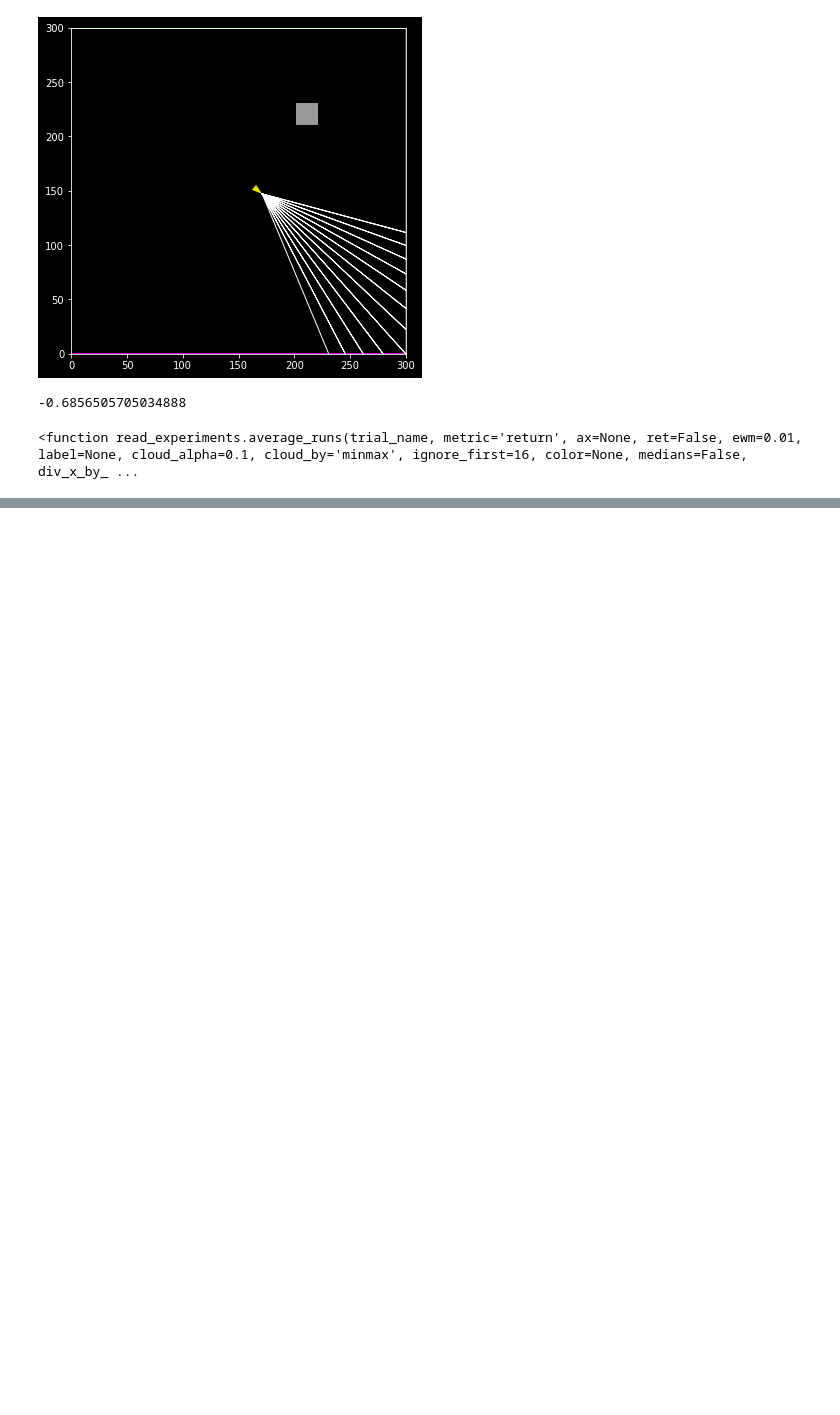
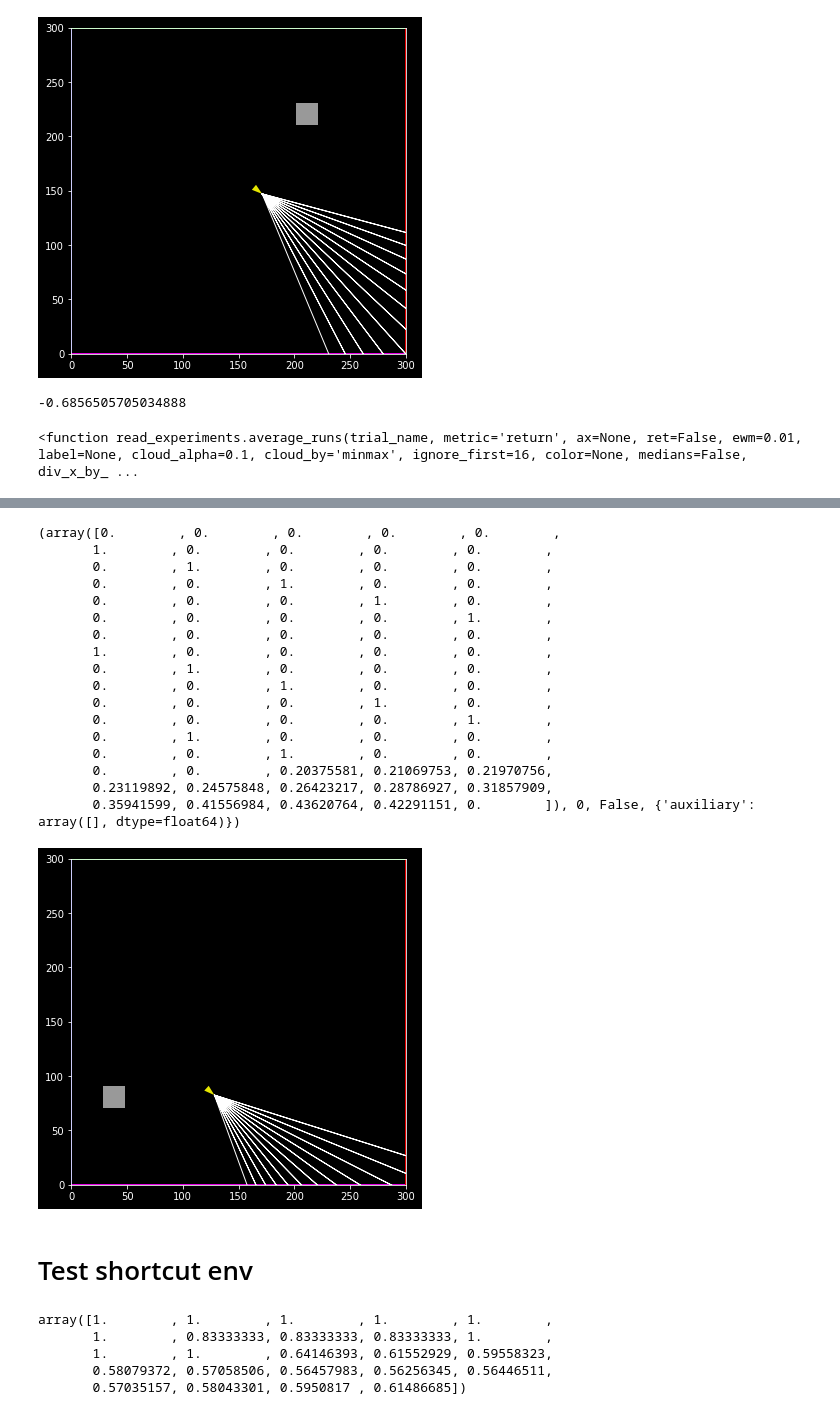
Before and after one commit to liuandrew/ppo_aux, a Jupyter notebook: write_and_test/Untitled.ipynb, the cells around one changed output, grey strips where cells are left out. Saved outputs shown, nothing was run; the diff lists cells and outputs as text; code cells hidden in the pictures; blank space fills up the shorter version.

```diff
--- a/write_and_test/Untitled.ipynb
+++ b/write_and_test/Untitled.ipynb
@@ -55,0 +87,9 @@ FileNotFoundError: [Errno 2] No such file or directory: 'tmp\\0.monitor.csv'
+# %%
+env_kwargs = {'num_objects': 0, 'rew_structure': 'explorepunish',
+              'task_structure': 3, 'wall_colors': 4, 'num_rays': 12, 'fov': 1,
+              'character_reset_pos': 1,  'one_hot_obs': True,
+              'turn_speed': 0.5, 'move_speed': 10, 'max_steps': 500}
+# %%
+env = gym.make('NavEnv-v0', **env_kwargs)
+env.reset()
+#
@@ -55,0 +114,24 @@ FileNotFoundError: [Errno 2] No such file or directory: 'tmp\\0.monitor.csv'
+# %%
+print(env.step(1))
+env.render('human')
+# %% [output]
+(array([0.        , 0.        , 0.        , 0.        , 0.        ,
+       1.        , 0.        , 0.        , 0.        , 0.        ,
+       0.        , 1.        , 0.        , 0.        , 0.        ,
+       0.        , 0.        , 1.        , 0.        , 0.        ,
+       0.        , 0.        , 0.        , 1.        , 0.        ,
+       0.        , 0.        , 0.        , 0.        , 1.        ,
+       0.        , 0.        , 0.        , 0.        , 0.        ,
+       1.        , 0.        , 0.        , 0.        , 0.        ,
+       0.        , 1.        , 0.        , 0.        , 0.        ,
+       0.        , 0.        , 1.        , 0.        , 0.        ,
+       0.        , 0.        , 0.        , 1.        , 0.        ,
+       0.        , 0.        , 0.        , 0.        , 1.        ,
+       0.        , 1.        , 0.        , 0.        , 0.        ,
+       0.        , 0.        , 1.        , 0.        , 0.        ,
+       0.        , 0.        , 0.20375581, 0.21069753, 0.21970756,
+       0.23119892, 0.24575848, 0.26423217, 0.28786927, 0.31857909,
+       0.35941599, 0.41556984, 0.43620764, 0.42291151, 0.        ]), 0, False, {'auxiliary': array([], dtype=float64)})
+[figure, added]
+# %% [markdown]
+# Test shortcut env
@@ -55,0 +140,8 @@ FileNotFoundError: [Errno 2] No such file or directory: 'tmp\\0.monitor.csv'
+# %%
+env.reset()
+# %% [output]
+array([1.        , 1.        , 1.        , 1.        , 1.        ,
+       1.        , 0.83333333, 0.83333333, 0.83333333, 1.        ,
+       1.        , 1.        , 0.64146393, 0.61552929, 0.59558323,
+       0.58079372, 0.57058506, 0.56457983, 0.56256345, 0.56446511,
+       0.57035157, 0.58043301, 0.5950817 , 0.61486685])
```
Also changed, not shown: parts of 13 cells of this notebook, 16 other files.
